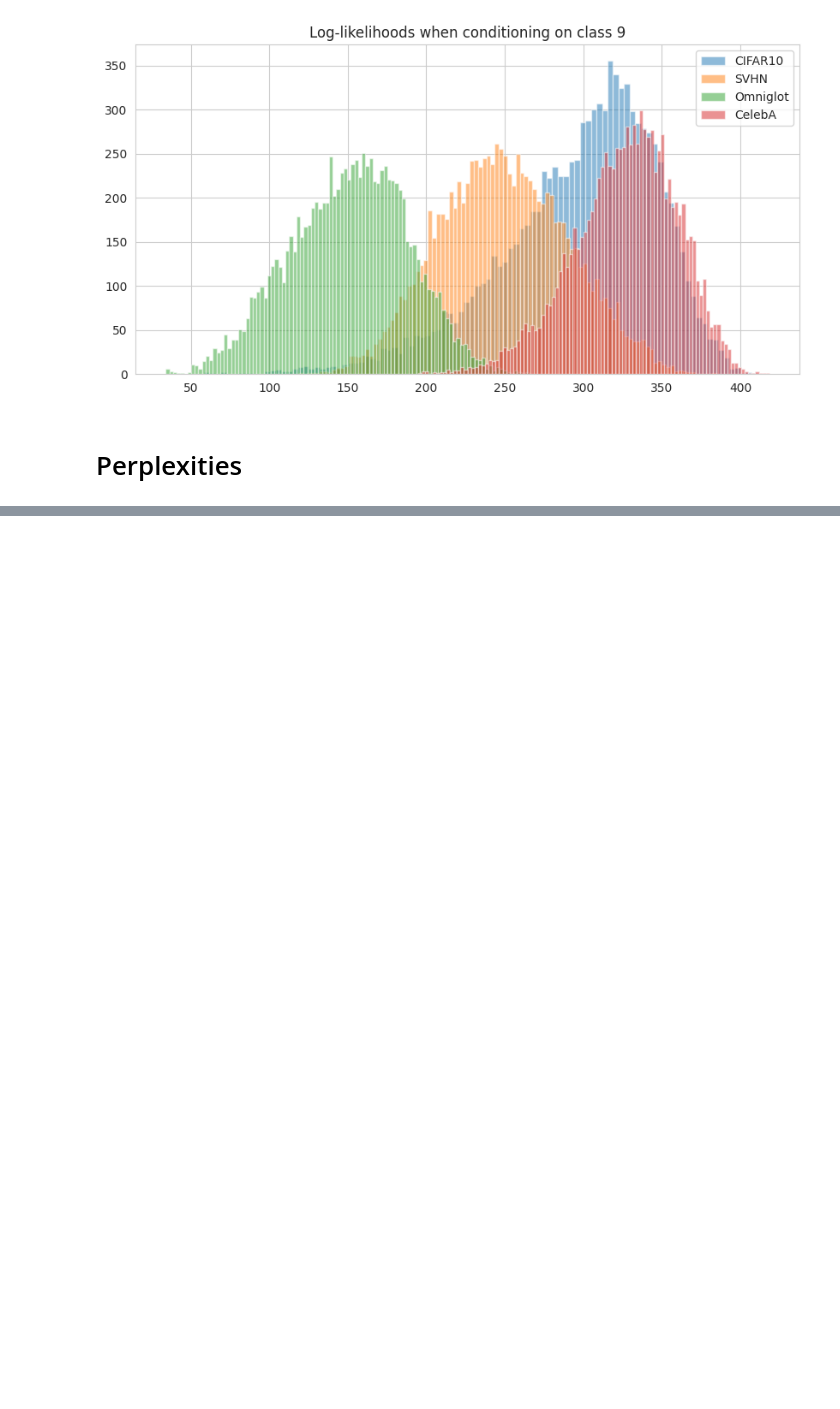
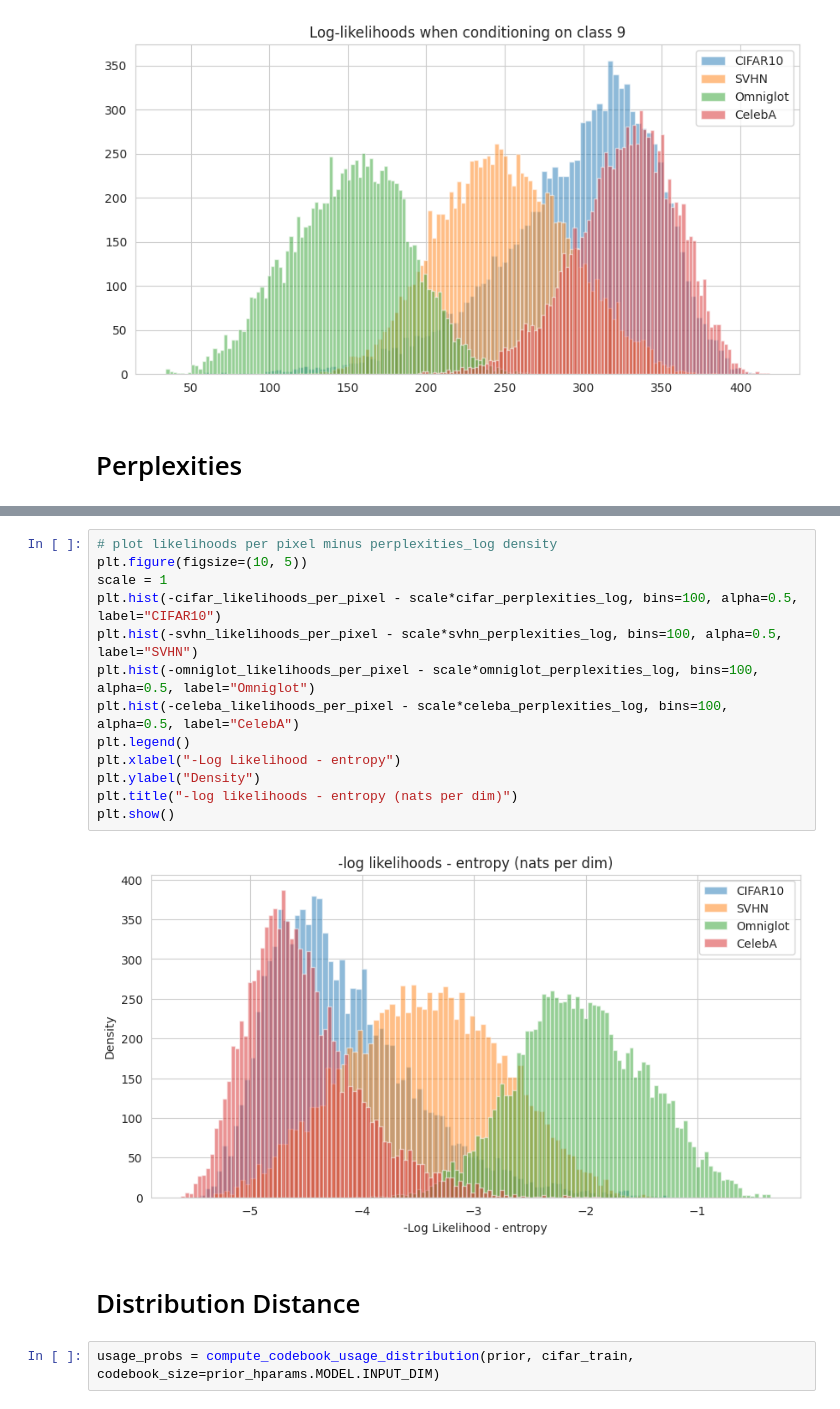
Before and after one commit to NazirNayal8/PyTorch-VAE, a Jupyter notebook: notebooks/prior.ipynb, the cells around one changed output, grey strips where cells are left out. Drawn from its saved outputs; the diff is of its cells as text; blank space fills up the shorter version.

```diff
--- a/notebooks/prior.ipynb
+++ b/notebooks/prior.ipynb
@@ -212,0 +234,19 @@ UnboundLocalError: local variable 'y' referenced before assignment
+# %%
+# plot likelihoods per pixel minus perplexities_log density
+plt.figure(figsize=(10, 5))
+scale = 1
+plt.hist(-cifar_likelihoods_per_pixel - scale*cifar_perplexities_log, bins=100, alpha=0.5, label="CIFAR10")
+plt.hist(-svhn_likelihoods_per_pixel - scale*svhn_perplexities_log, bins=100, alpha=0.5, label="SVHN")
+plt.hist(-omniglot_likelihoods_per_pixel - scale*omniglot_perplexities_log, bins=100, alpha=0.5, label="Omniglot")
+plt.hist(-celeba_likelihoods_per_pixel - scale*celeba_perplexities_log, bins=100, alpha=0.5, label="CelebA")
+plt.legend()
+plt.xlabel("-Log Likelihood - entropy")
+plt.ylabel("Density")
+plt.title("-log likelihoods - entropy (nats per dim)")
+plt.show()
+# %% [output]
+[figure, added]
+# %% [markdown]
+# Distribution Distance
+# %%
+usage_probs = compute_codebook_usage_distribution(prior, cifar_train, codebook_size=prior_hparams.MODEL.INPUT_DIM)
```
Also changed, not shown: parts of 31 cells of this notebook, 7 other files.
